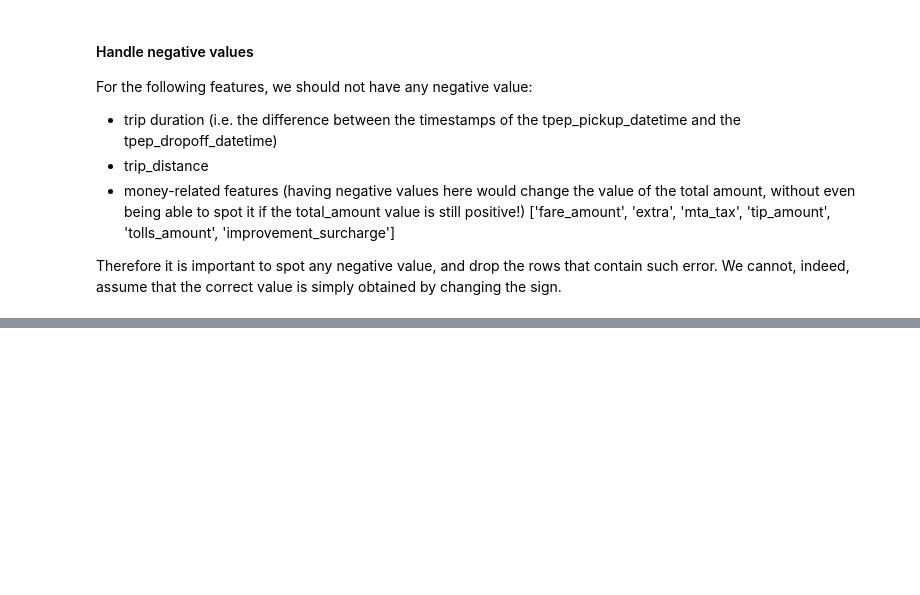
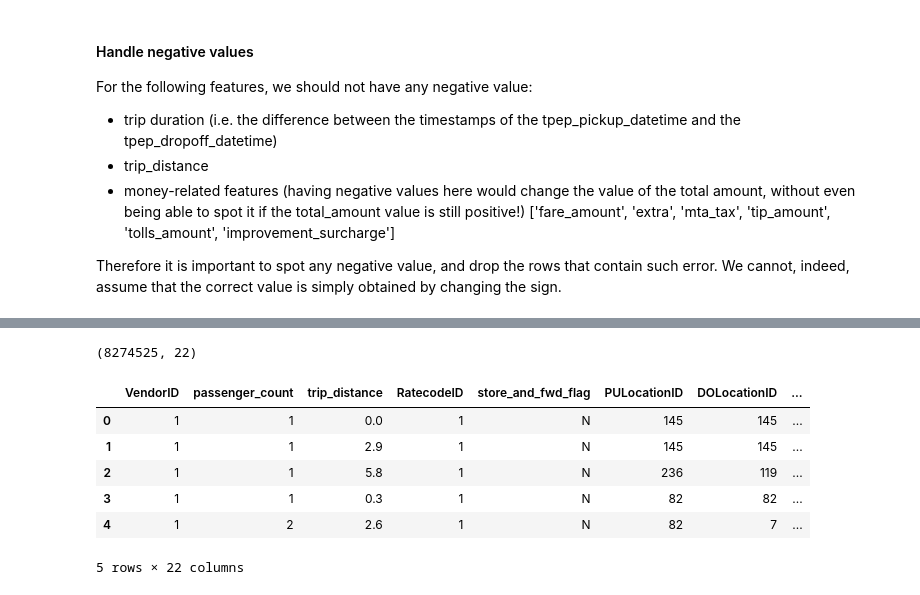
Before and after one commit to acoullandreau/nyc_taxi_trips, a Jupyter notebook: Taxi rides analysis.ipynb, the cells around one changed output, grey strips where cells are left out. Cells and saved outputs as stored; diff of their text form; code cells hidden in the pictures; blank space fills up the shorter version.

```diff
--- a/Taxi rides analysis.ipynb
+++ b/Taxi rides analysis.ipynb
@@ -412,0 +686,24 @@ Feature transformation (scaling) - necessary?
+# %%
+df_feb_2018 = pd.read_csv('/Users/acoullandreau/Desktop/Taxi_rides_DS/2018/yellow_tripdata_2018-02.csv', engine='python')
+# %%
+df = df_feb_2018
+clean_up_dict = {'df':df, 'NaN_percentage':0.75,
+                 'tpep_PU':df['tpep_pickup_datetime'], 'tpep_DO':df['tpep_dropoff_datetime'],
+                'neg_features':['trip_distance', 'trip_duration', 'fare_amount', 'extra', 'mta_tax', 'tip_amount', 'tolls_amount', 'improvement_surcharge'],
+                 'cat_features':['RatecodeID', 'store_and_fwd_flag', 'payment_type'],
+                'drop_features':['tpep_pickup_datetime', 'tpep_dropoff_datetime', 'fare_amount', 'extra', 'mta_tax', 'improvement_surcharge'],
+                 'taxi_zones':df_taxi_zones, 'location_id':['PULocationID','DOLocationID']}
+
+df_feb_2018_clean, df_feb_2018_clean_empty = clean_up_data(clean_up_dict)
+# %%
+print(df_feb_2018_clean.shape)
+df_feb_2018_clean.head()
+# %% [output]
+(8274525, 22)
+|  | VendorID | passenger_count | trip_distance | RatecodeID | store_and_fwd_flag | PULocationID | DOLocationID | ... |
+| 0 | 1 | 1 | 0.0 | 1 | N | 145 | 145 | ... |
+| 1 | 1 | 1 | 2.9 | 1 | N | 145 | 145 | ... |
+| 2 | 1 | 1 | 5.8 | 1 | N | 236 | 119 | ... |
+| 3 | 1 | 1 | 0.3 | 1 | N | 82 | 82 | ... |
+| 4 | 1 | 2 | 2.6 | 1 | N | 82 | 7 | ... |
+5 rows × 22 columns
```
Also changed, not shown: parts of 73 cells of this notebook.
